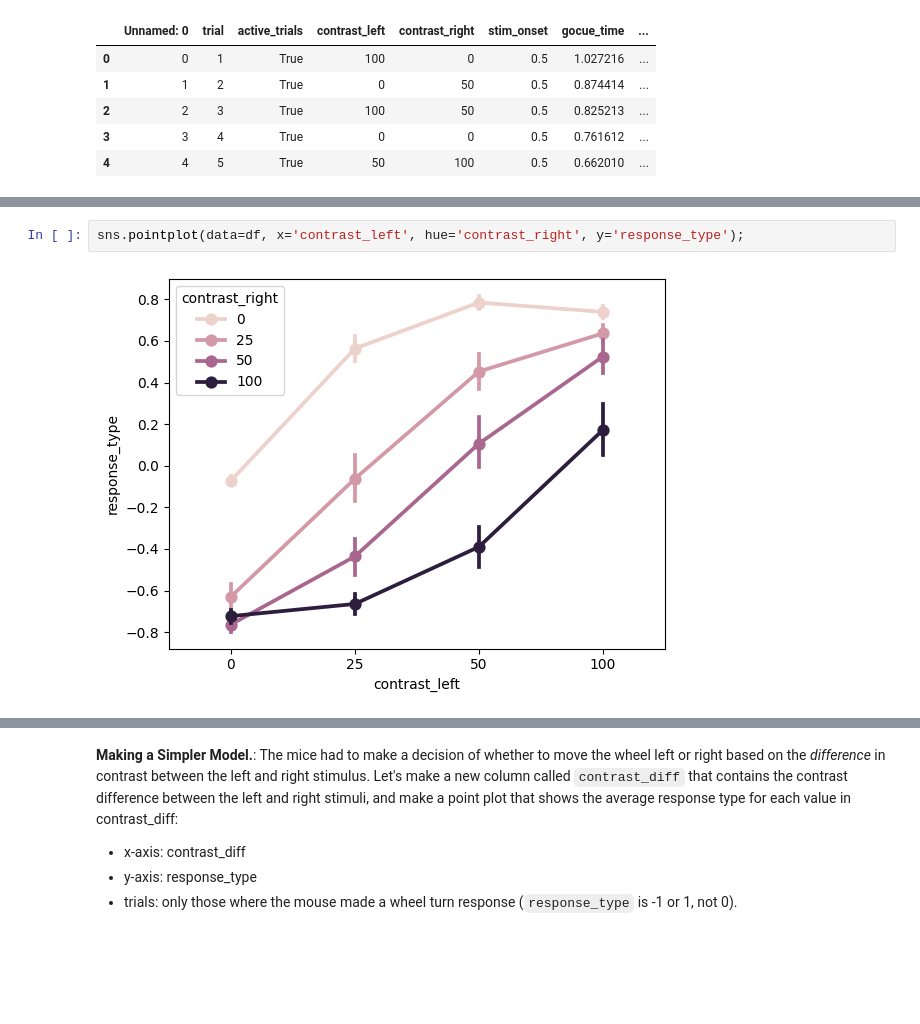
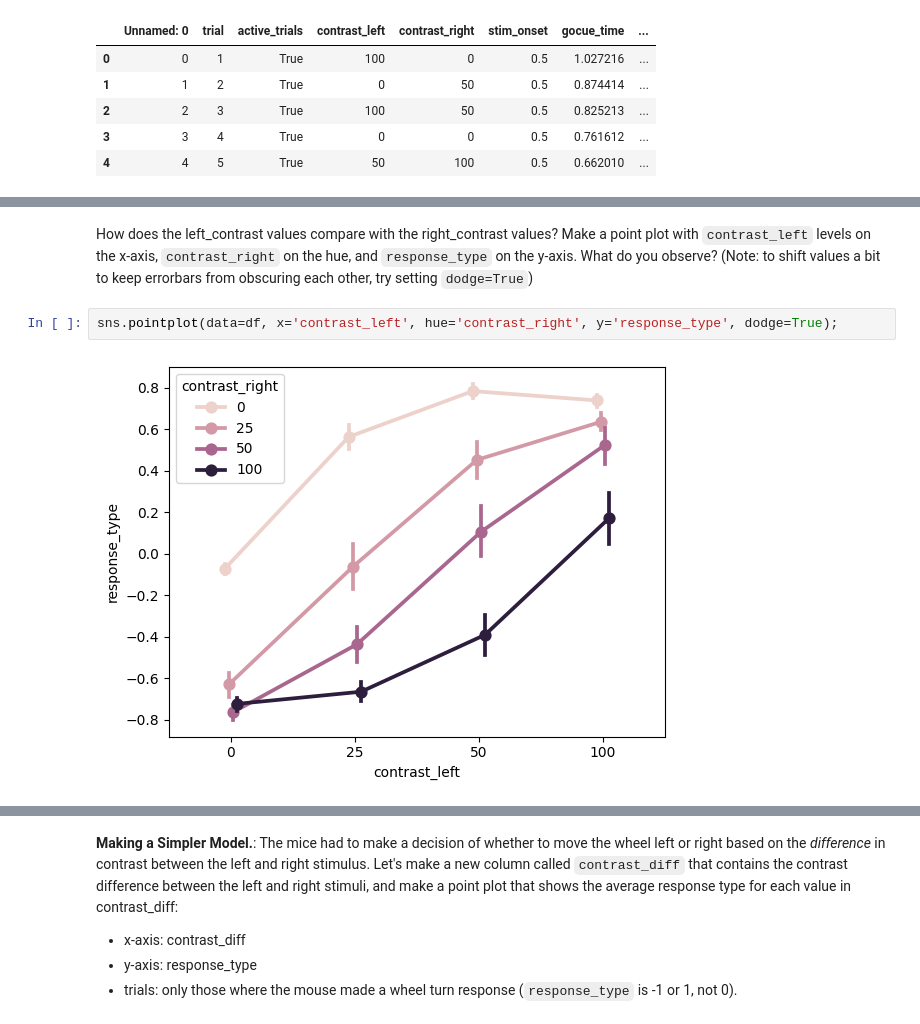
Before and after one commit to ibehave-ibots/iBOTS-Tools, a Jupyter notebook: workshops/python-workshop-1/plan/day2/3 Task Performance Analysis With Pandas And Seaborn.ipynb, the cells around one changed output, grey strips where cells are left out. Cells and saved outputs as stored; diff of their text form; blank space fills up the shorter version.

```diff
--- a/workshops/python-workshop-1/plan/day2/3 Task Performance Analysis With Pandas And Seaborn.ipynb
+++ b/workshops/python-workshop-1/plan/day2/3 Task Performance Analysis With Pandas And Seaborn.ipynb
@@ -74,4 +143,6 @@ What do you see in this plot; what indication is there that the mice learned the
+# %% [markdown]
+How does the left_contrast values compare with the right_contrast values?  Make a point plot with `contrast_left` levels on the x-axis, `contrast_right` on the hue, and `response_type` on the y-axis. What do you observe?  (Note: to shift values a bit to keep errorbars from obscuring each other, try setting `dodge=True`)
 # %%
-sns.pointplot(data=df, x='contrast_left', hue='contrast_right', y='response_type');
+sns.pointplot(data=df, x='contrast_left', hue='contrast_right', y='response_type', dodge=True);
 # %% [output]
-[figure, old version]
+[figure, new version]
```
Also changed, not shown: parts of 45 cells of this notebook.
